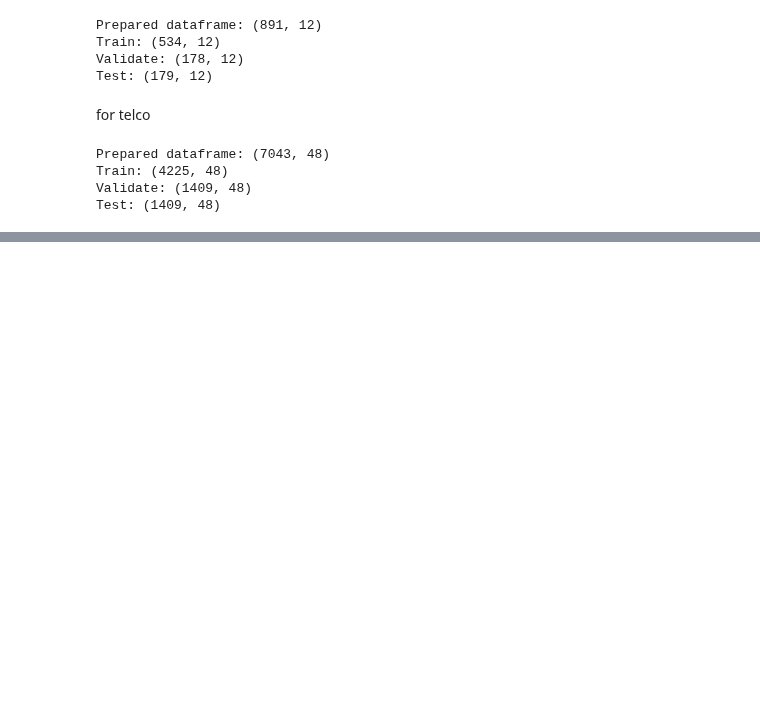
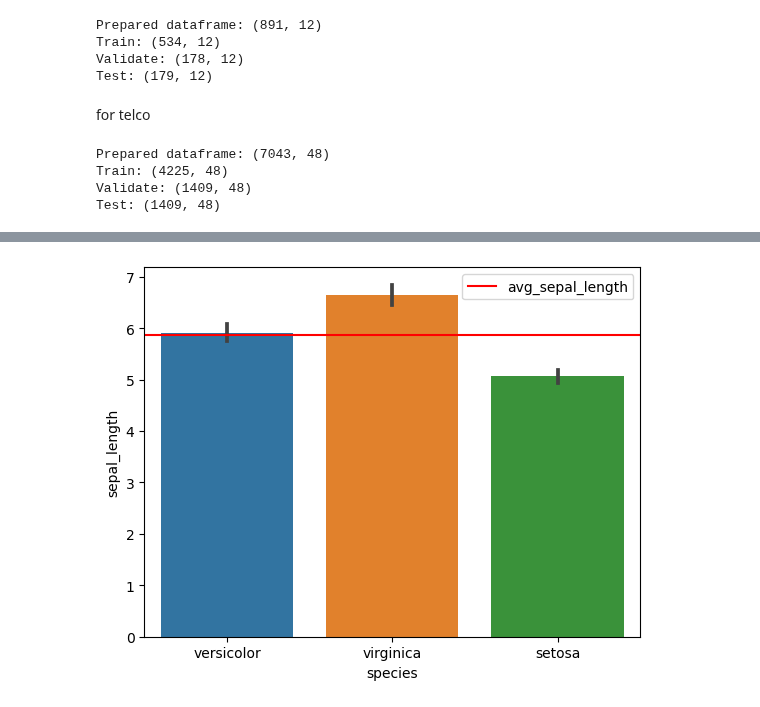
Before and after one commit to JAJCole/classification-exercises, a Jupyter notebook: classification_exercises.ipynb, the cells around one changed output, grey strips where cells are left out. Saved outputs shown, nothing was run; the diff lists cells and outputs as text; code cells hidden in the pictures; blank space fills up the shorter version.

```diff
--- a/classification_exercises.ipynb
+++ b/classification_exercises.ipynb
@@ -665,0 +803,9 @@ Test: (1409, 48)
+# %%
+
+sns.barplot(x='species', y='sepal_length', data=train_iris)
+avg_sep_len = train_iris.sepal_length.mean()
+plt.axhline(avg_sep_len, label='avg_sepal_length', color='r')
+plt.legend()
+plt.show()
+# %% [output]
+[figure, added]
```
Also changed, not shown: parts of 35 cells of this notebook.
